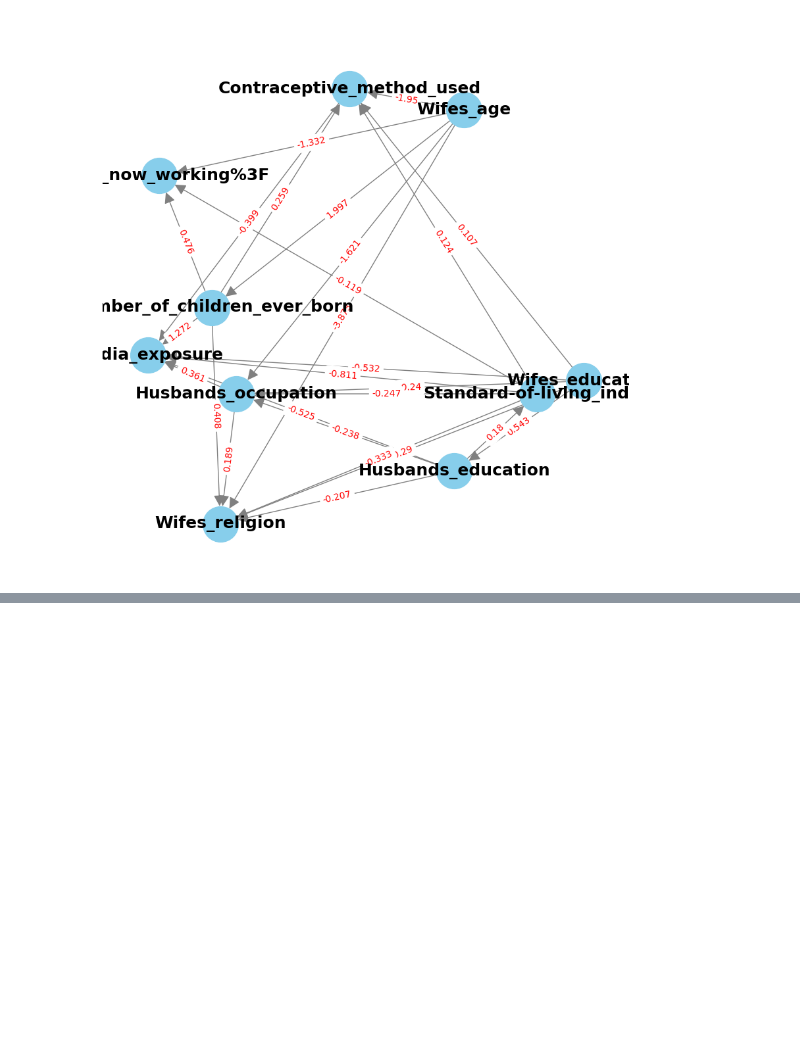
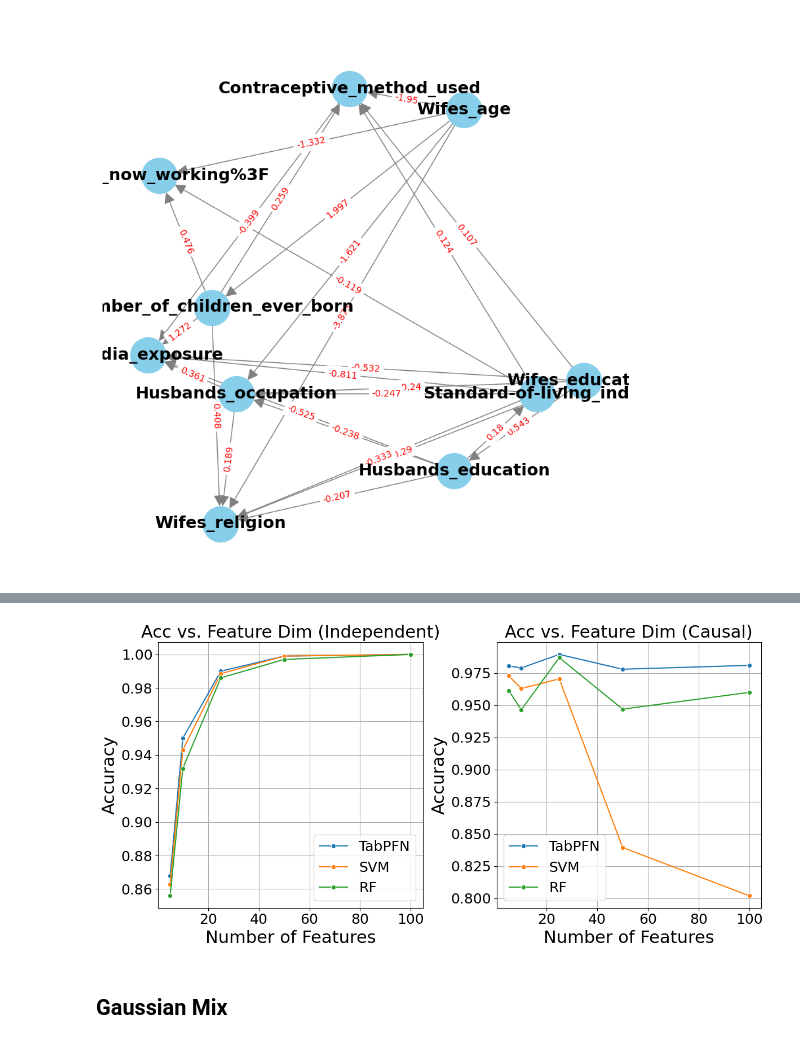
Before and after one commit to SavannahSun/Tab_TEST, a Jupyter notebook: causual.ipynb, the cells around one changed output, grey strips where cells are left out. Drawn from its saved outputs; the diff is of its cells as text; code cells hidden in the pictures; blank space fills up the shorter version.

```diff
--- a/causual.ipynb
+++ b/causual.ipynb
@@ -81,0 +486,34 @@ analyze_causal_relationships("data_OpenML_CC18/dataset_23.csv")
+# %%
+import seaborn as sns
+import matplotlib.pyplot as plt
+import pandas as pd
+plt.style.use("default")
+df = pd.read_csv("indep_vs_causal_all_models.csv")
+
+plt.figure(figsize=(12, 6))
+plt.subplot(1, 2, 1)
+sns.lineplot(data=df[df["Type"] == "independent"], x="Dim", y="Acc", hue="Model", marker="o")
+plt.title("Acc vs. Feature Dim (Independent)", fontsize=22)
+plt.xlabel("Number of Features", fontsize=22)
+plt.ylabel("Accuracy", fontsize=22)
+plt.xticks(fontsize=18)
+plt.yticks(fontsize=18)
+plt.legend(fontsize=18)
+plt.grid(True)
+plt.tight_layout()
+
+plt.subplot(1, 2, 2)
+sns.lineplot(data=df[df["Type"] == "causal"], x="Dim", y="Acc", hue="Model", marker="o")
+plt.title("Acc vs. Feature Dim (Causal)", fontsize=22)
+plt.xlabel("Number of Features", fontsize=22)
+plt.ylabel("Accuracy", fontsize=22)
+plt.xticks(fontsize=18)
+plt.yticks(fontsize=18)
+plt.legend(fontsize=18)
+plt.grid(True)
+plt.tight_layout()
+plt.show()
+# %% [output]
+[figure, added]
+# %% [markdown]
+## Gaussian Mix
```
Also changed, not shown: parts of 13 cells of this notebook, 4 other files.
